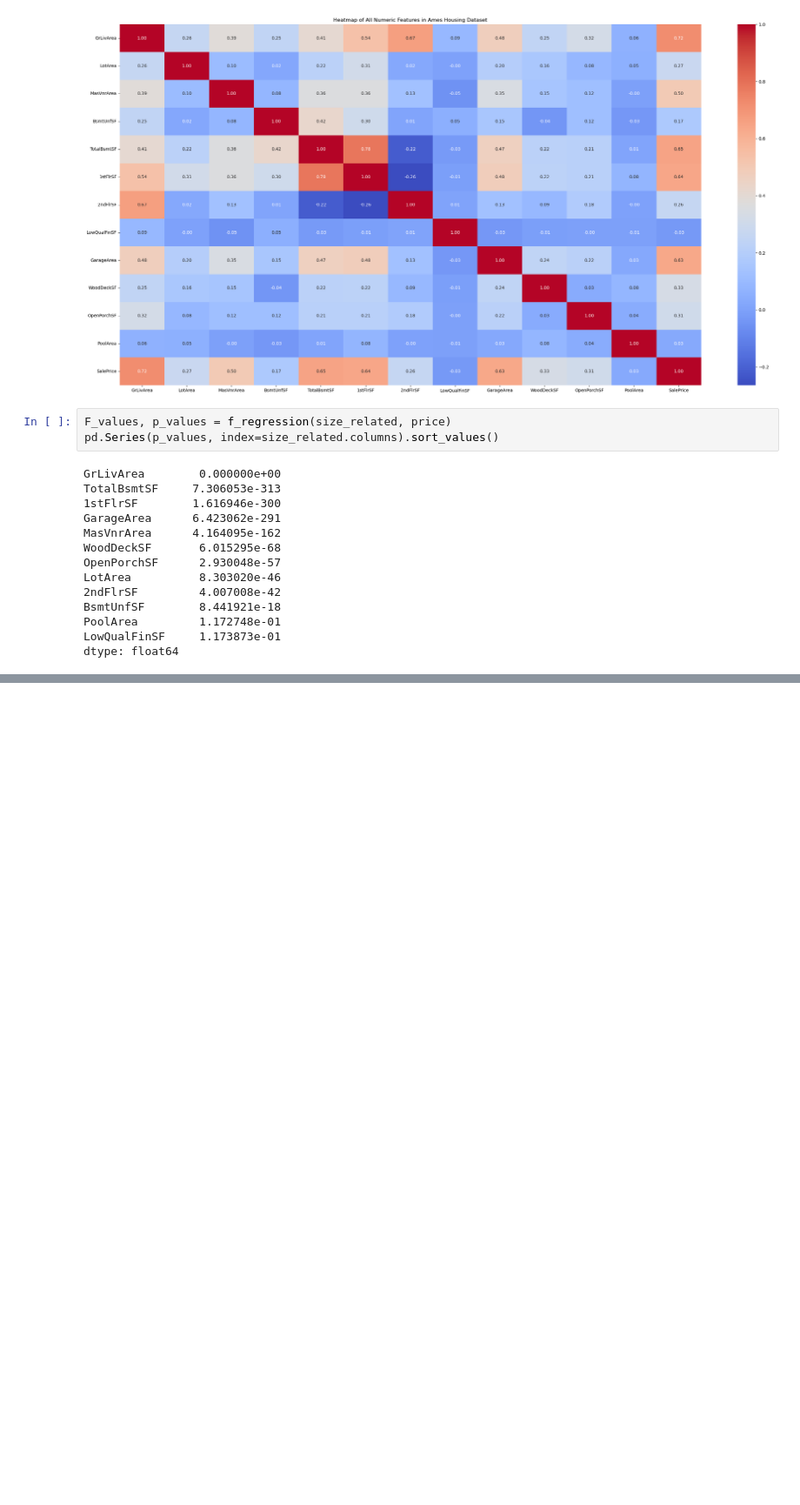
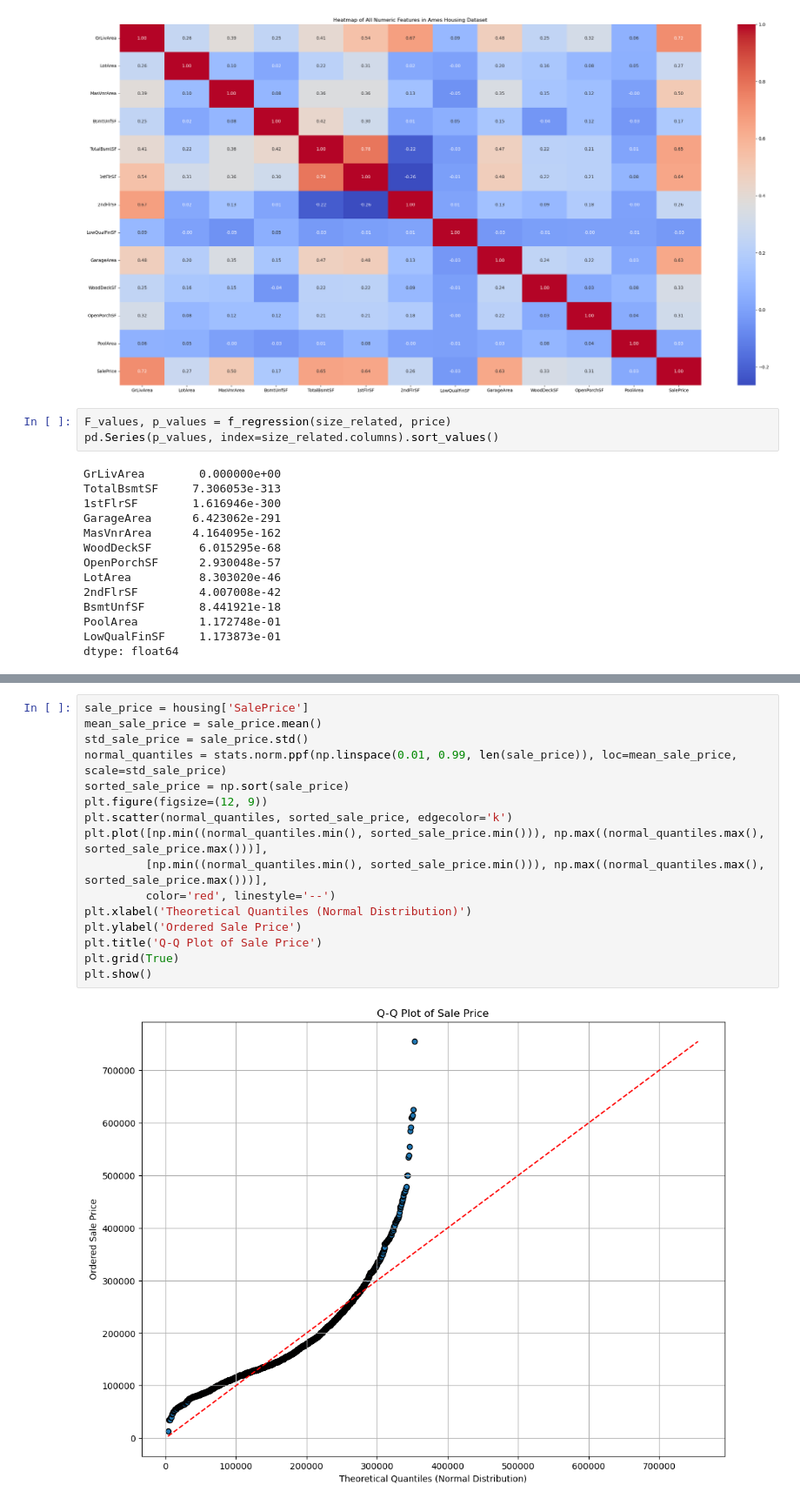
Before and after one commit to liu-roger/ames_housing_price, a Jupyter notebook: intro_eda.ipynb, the cells around one changed output, grey strips where cells are left out. Shown at 87% size. Saved outputs shown, nothing was run; the diff lists cells and outputs as text; blank space fills up the shorter version.

Commit message:
qq plot

```diff
--- a/intro_eda.ipynb
+++ b/intro_eda.ipynb
@@ -135,0 +154,18 @@ dtype: float64
+# %%
+sale_price = housing['SalePrice']
+mean_sale_price = sale_price.mean()
+std_sale_price = sale_price.std()
+normal_quantiles = stats.norm.ppf(np.linspace(0.01, 0.99, len(sale_price)), loc=mean_sale_price, scale=std_sale_price)
+sorted_sale_price = np.sort(sale_price)
+plt.figure(figsize=(12, 9))
+plt.scatter(normal_quantiles, sorted_sale_price, edgecolor='k')
+plt.plot([np.min((normal_quantiles.min(), sorted_sale_price.min())), np.max((normal_quantiles.max(), sorted_sale_price.max()))],
+         [np.min((normal_quantiles.min(), sorted_sale_price.min())), np.max((normal_quantiles.max(), sorted_sale_price.max()))],
+         color='red', linestyle='--')
+plt.xlabel('Theoretical Quantiles (Normal Distribution)')
+plt.ylabel('Ordered Sale Price')
+plt.title('Q-Q Plot of Sale Price')
+plt.grid(True)
+plt.show()
+# %% [output]
+[figure, added]
```
Also changed, not shown: parts of 2 cells of this notebook.
